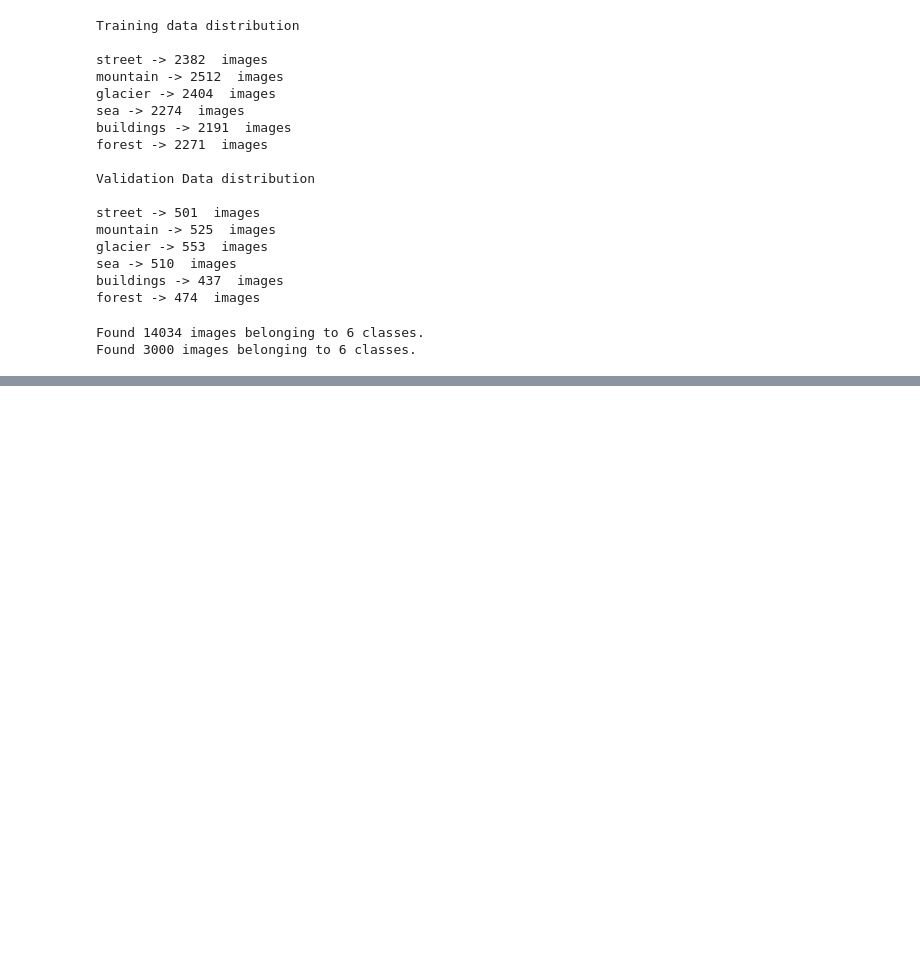
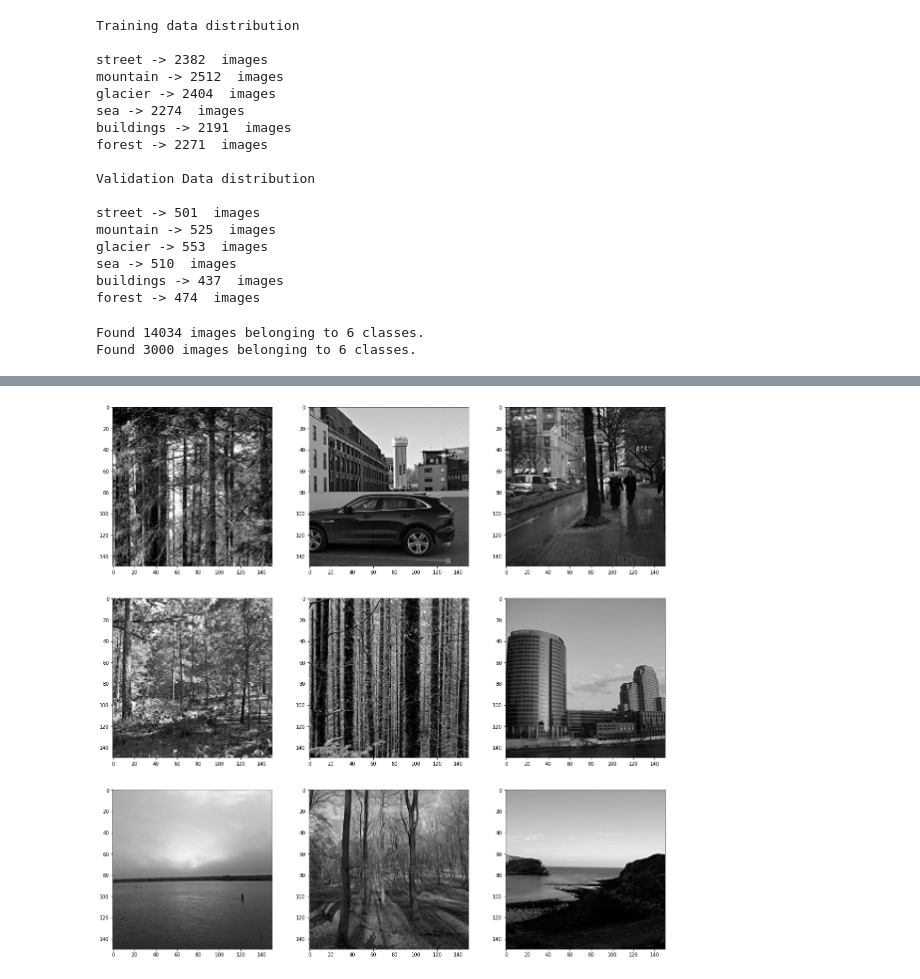
Before and after one commit to UzumakiBK/Intel-Image-Classification-Kaggle-Challenge, a Jupyter notebook: intel_image_classification.ipynb, the cells around one changed output, grey strips where cells are left out. Drawn from its saved outputs; the diff is of its cells as text; code cells hidden in the pictures; blank space fills up the shorter version.

```diff
--- a/intel_image_classification.ipynb
+++ b/intel_image_classification.ipynb
@@ -67,7 +67,7 @@ buildings -> 437  images
 forest -> 474  images
 # %%
 #initialize data generators and used image augmentation for reducing overfitting ->image rotation, shear, zoom , horizontal flipping, height and width reduction
-train_gen = ImageDataGenerator(rescale=1/255.0, width_shift_range=0.15, height_shift_range=0.15, shear_range=0.2, zoom_range=0.2, horizontal_flip=True)
-val_gen = ImageDataGenerator(rescale=1/255.0, width_shift_range=0.15, height_shift_range=0.15, shear_range=0.2, zoom_range=0.2, horizontal_flip=True)
+train_gen = ImageDataGenerator(rescale=1/255.0, width_shift_range=0.2, height_shift_range=0.2, shear_range=0.15, zoom_range=0.15, horizontal_flip=True)
+val_gen = ImageDataGenerator(rescale=1/255.0, width_shift_range=0.2, height_shift_range=0.2, shear_range=0.15, zoom_range=0.15, horizontal_flip=True)
 # %%
 #provide the directories for the generators
@@ -226,0 +224,20 @@ os.listdir(pred_dir)[10:20]
+# %%
+w=10
+h=10
+fig=plt.figure(figsize=(20, 20))
+columns = 3
+rows = 3
+classes = val_data.class_indices
+ind = 0
+img_dir = [pred_dir+'/'+i for i in os.listdir(pred_dir)[20:40]]
+for i in range(1, columns*rows +1):
+    #img = mpimg.imread(img_dir[ind])
+    img = Image.open(img_dir[ind]).convert('LA')
+    ax = fig.add_subplot(rows, columns, i)
+    #text = find(classes, np.argmax(predict(img_dir[ind]), axis=1))
+    #ax.title.set_text(text)
+    ind += 1
+    plt.imshow(img)
+plt.show()
+# %% [output]
+[figure, added]
```
Also changed, not shown: parts of 19 cells of this notebook.
